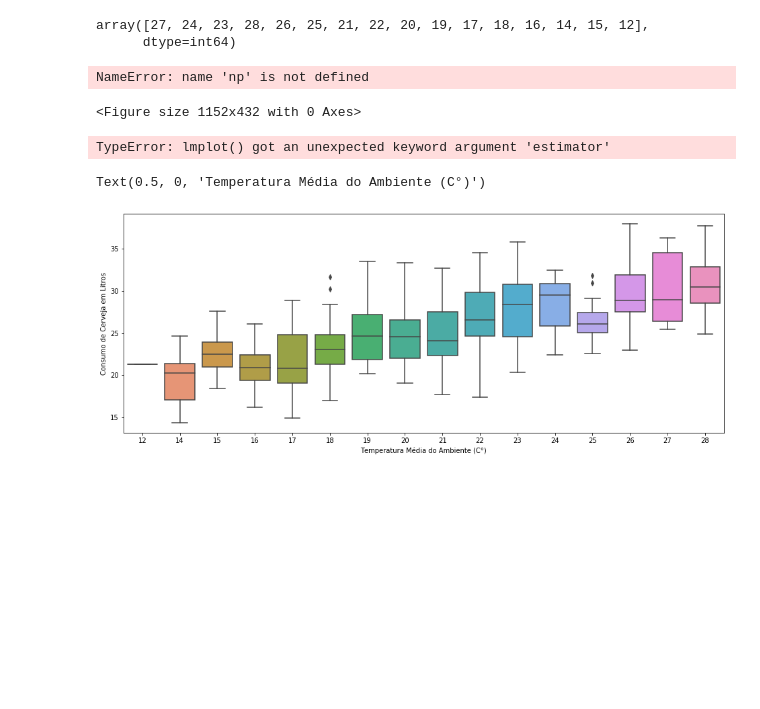
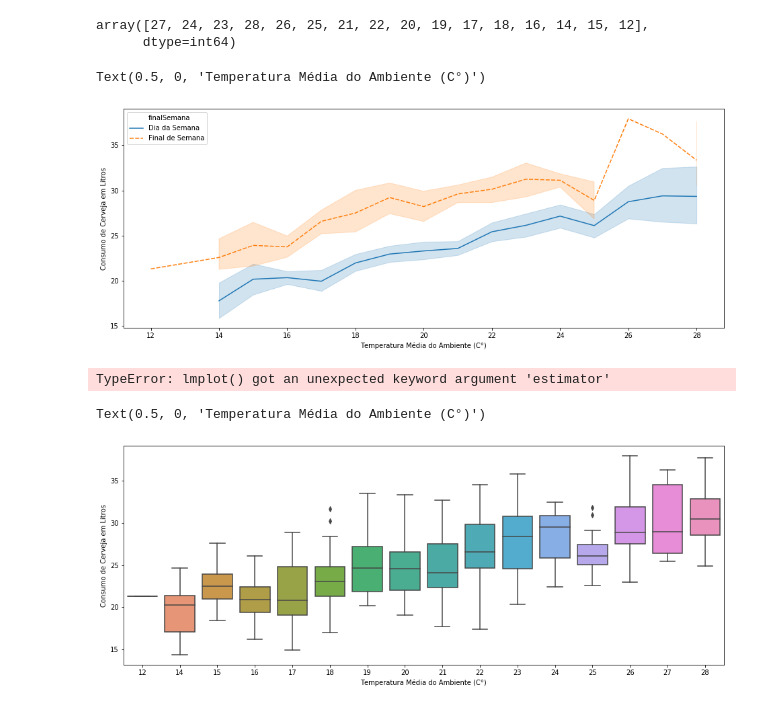
Before and after one commit to vitormoschetti/PI--IV---Extra-o-e-Visualiza-o-de-Dados-, a Jupyter notebook: Atividade 2/PI IV - Consumo de Cerveja .ipynb, the cells around one changed output. Drawn from its saved outputs; the diff is of its cells as text; code cells hidden in the pictures; blank space fills up the shorter version.

```diff
--- a/Atividade 2/PI IV - Consumo de Cerveja .ipynb
+++ b/Atividade 2/PI IV - Consumo de Cerveja .ipynb
@@ -91,17 +91,17 @@ array([27, 24, 23, 28, 26, 25, 21, 22, 20, 19, 17, 18, 16, 14, 15, 12],
 # %%
 import seaborn as sns
 import matplotlib.pyplot as plt
-import numpy
+import numpy as np
 
 plt.figure(figsize=(16,6))
 sns.lineplot(y = 'consumoLitros', x = 'temperaturaMedia',
              data=dadosTratados, hue='finalSemana',
-             style='finalSemana', estimator=np.median)
+             style='finalSemana')
 plt.ylabel('Consumo de Cerveja em Litros')
 plt.xlabel('Temperatura Média do Ambiente (C°)')
 # %% [output]
-NameError: name 'np' is not defined
+Text(0.5, 0, 'Temperatura Média do Ambiente (C°)')
-<Figure size 1152x432 with 0 Axes>
+[figure, added]
 # %%
 sns.lmplot(y = 'consumoLitros', x = 'temperaturaMedia', data=dadosTratados, height=6)
 plt.ylabel('Consumo de Cerveja em Litros')
```
